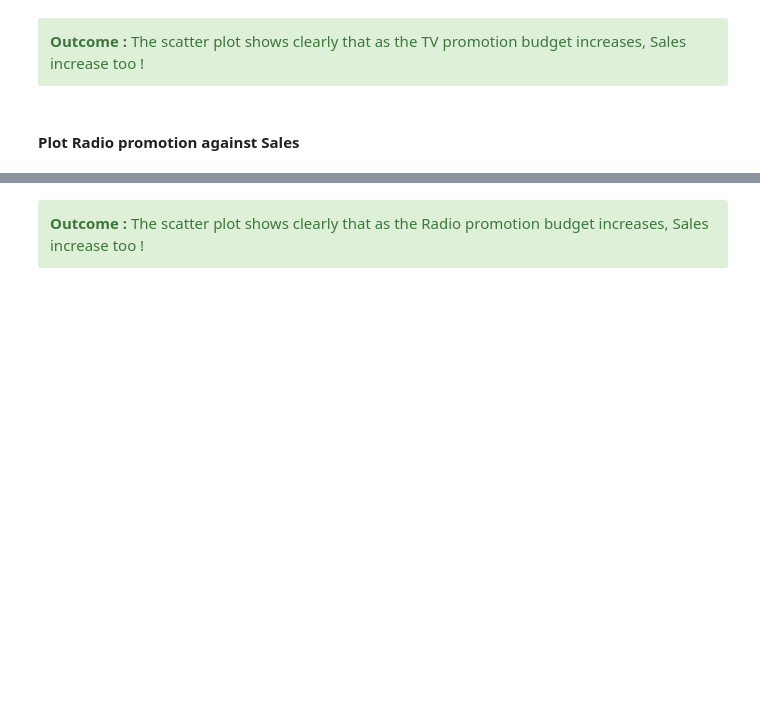
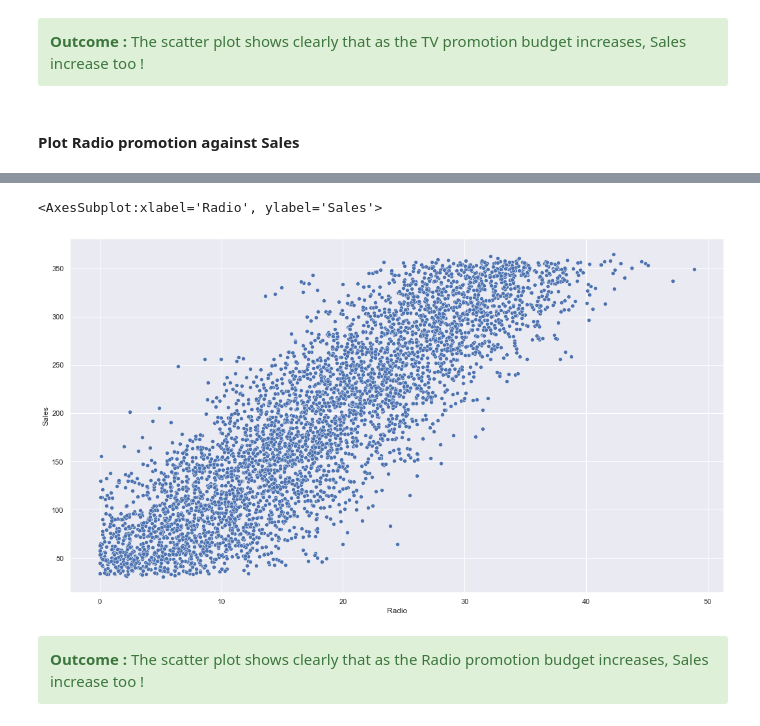
Before and after one commit to Rehan-Javed/ml_project_sales_prediction, a Jupyter notebook: sales_prediction.ipynb, the cells around one changed output, grey strips where cells are left out. Cells and saved outputs as stored; diff of their text form; code cells hidden in the pictures; blank space fills up the shorter version.

```diff
--- a/sales_prediction.ipynb
+++ b/sales_prediction.ipynb
@@ -136,3 +143,8 @@ fig_radio.show()
+# %%
+sns.scatterplot(data=df, x='Radio', y='Sales' )
+# %% [output]
+<AxesSubplot:xlabel='Radio', ylabel='Sales'>
+[figure, added]
 # %% [markdown]
 <div class="alert alert-block alert-success">
 <b>Outcome : </b> The scatter plot shows clearly that as the Radio promotion budget increases, Sales increase too !
```
Also changed, not shown: parts of 7 cells of this notebook.
